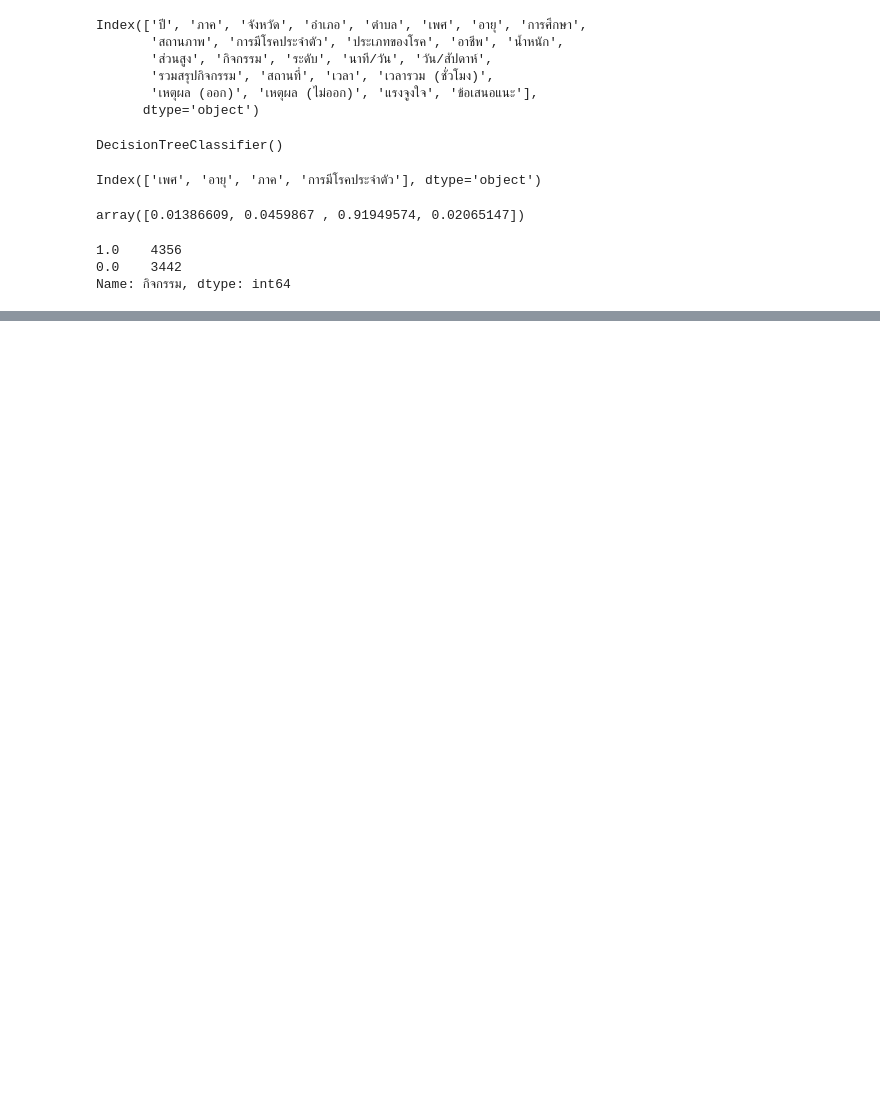
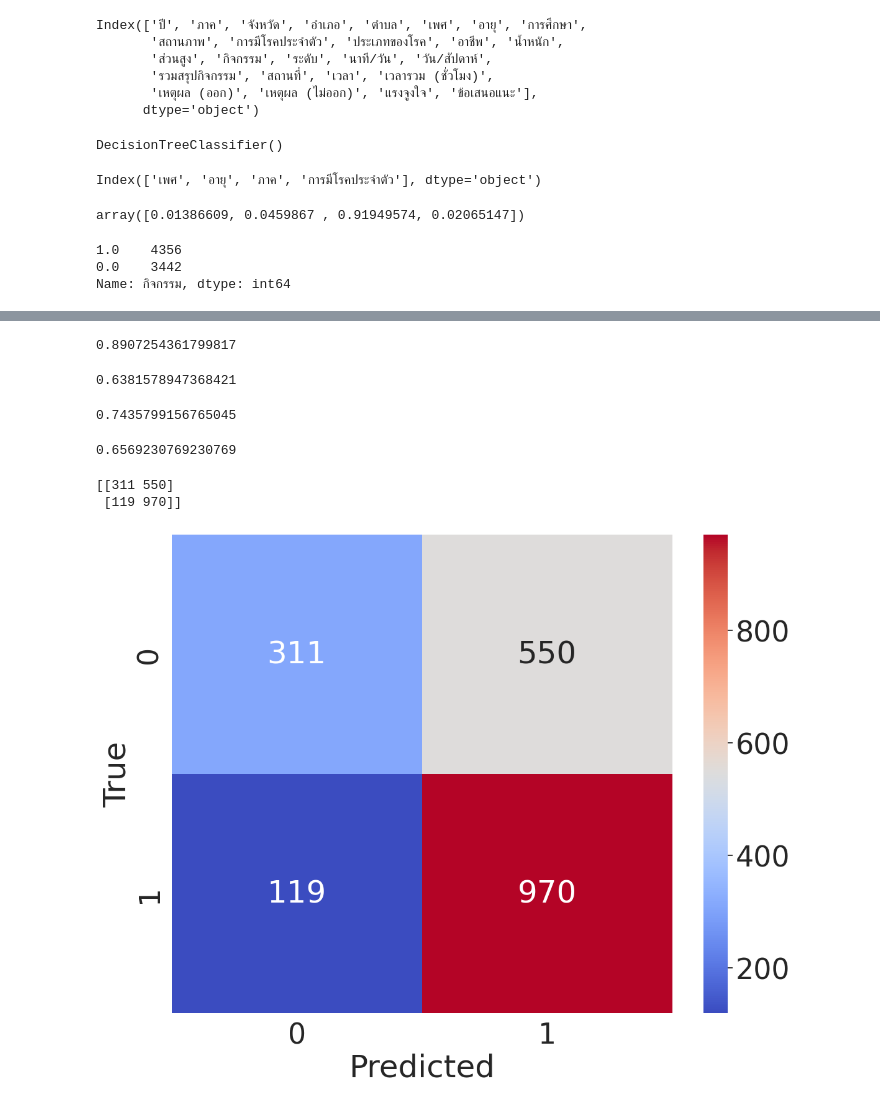
Before and after one commit to lapatradaa/BSC_DPDM23, a Jupyter notebook: ex.ipynb, the cells around one changed output, grey strips where cells are left out. Saved outputs shown, nothing was run; the diff lists cells and outputs as text; code cells hidden in the pictures; blank space fills up the shorter version.

```diff
--- a/ex.ipynb
+++ b/ex.ipynb
@@ -701,0 +702,7 @@ Image(graph.create_png())
+# %%
+y_pred = Dtree_grid_best.predict(X_test)
+
+# Evaluation
+from sklearn.metrics import accuracy_score, classification_report
+print(f'accuracy = {accuracy_score(y_test, y_pred)}')
+print(classification_report(y_test, y_pred) )
@@ -701,0 +732,41 @@ Image(graph.create_png())
+# %%
+dt_Recall
+# %% [output]
+0.8907254361799817
+# %%
+dt_Precision
+# %% [output]
+0.6381578947368421
+# %%
+dt_f1
+# %% [output]
+0.7435799156765045
+# %%
+dt_accuracy
+# %% [output]
+0.6569230769230769
+# %%
+from sklearn.metrics import confusion_matrix, recall_score, precision_score, f1_score, accuracy_score
+cm = confusion_matrix(y_test, y_pred)
+
+dt_Recall = recall_score(y_test, y_pred)
+dt_Precision = precision_score(y_test, y_pred)
+dt_f1 = f1_score(y_test, y_pred)
+dt_accuracy = accuracy_score(y_test, y_pred)
+
+print(cm)
+# %% [output]
+[[311 550]
+ [119 970]]
+# %%
+import seaborn as sns
+
+import matplotlib.pyplot as plt
+plt.figure(figsize=[13,10])
+sns.set(font_scale=3)
+sns.heatmap(cm, annot=True, cmap='coolwarm', fmt = 'd')
+plt.xlabel('Predicted')
+plt.ylabel('True')
+plt.show()
+# %% [output]
+[figure, added]
```
Also changed, not shown: parts of 11 cells of this notebook.
